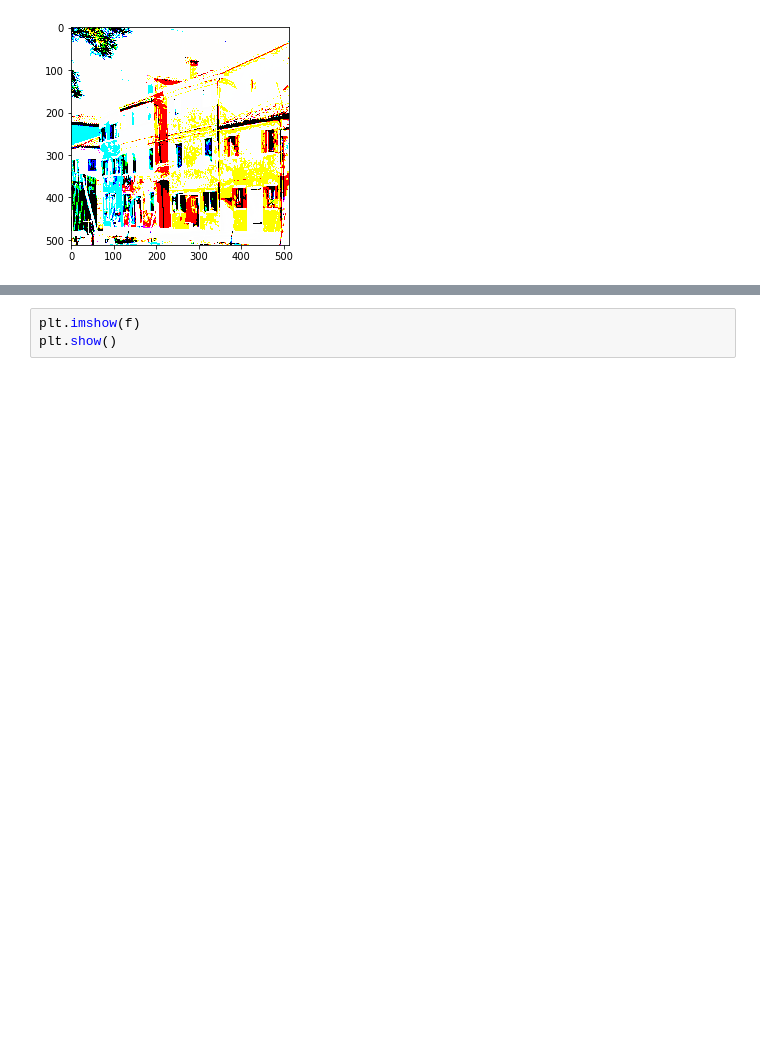
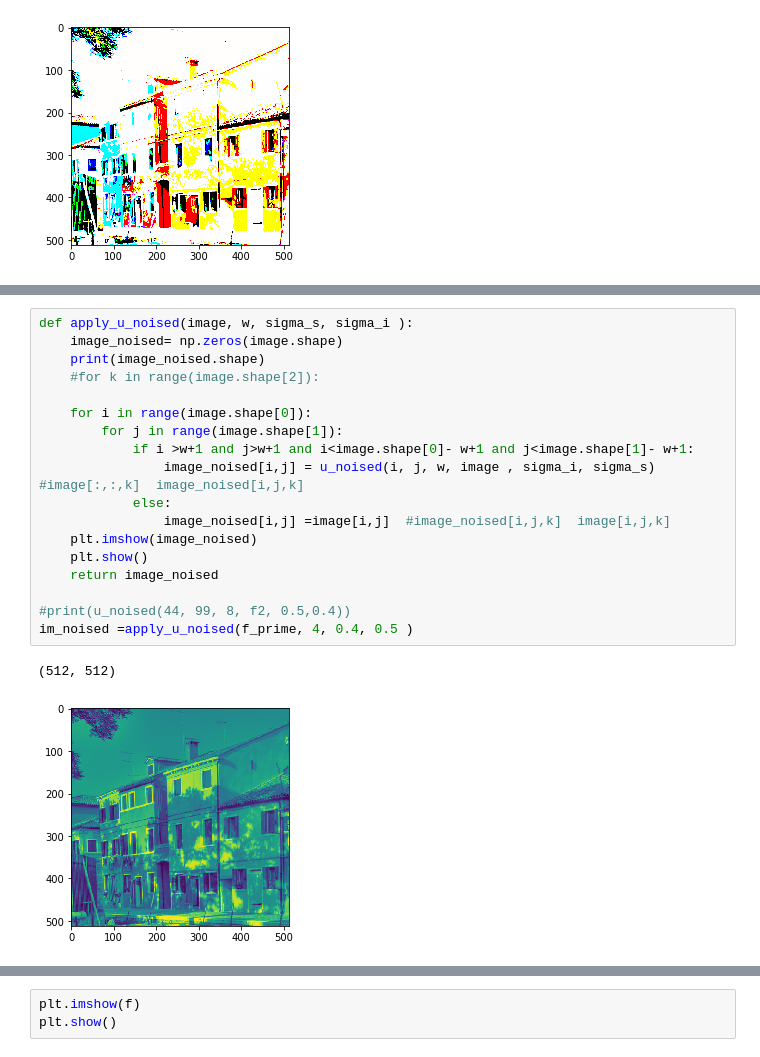
Before and after one commit to koper921/TP1_signal_Image, a Jupyter notebook: Untitled.ipynb, the cells around one changed output, grey strips where cells are left out. Saved outputs shown, nothing was run; the diff lists cells and outputs as text; blank space fills up the shorter version.

```diff
--- a/Untitled.ipynb
+++ b/Untitled.ipynb
@@ -116,2 +130,23 @@ plt.show()
 [figure]
+# %%
+def apply_u_noised(image, w, sigma_s, sigma_i ):
+    image_noised= np.zeros(image.shape)
+    print(image_noised.shape)
+    #for k in range(image.shape[2]):
+
+    for i in range(image.shape[0]):
+        for j in range(image.shape[1]):
+            if i >w+1 and j>w+1 and i<image.shape[0]- w+1 and j<image.shape[1]- w+1:
+                image_noised[i,j] = u_noised(i, j, w, image , sigma_i, sigma_s)  #image[:,:,k]  image_noised[i,j,k]
+            else:
+                image_noised[i,j] =image[i,j]  #image_noised[i,j,k]  image[i,j,k]
+    plt.imshow(image_noised)
+    plt.show()
+    return image_noised
+
+#print(u_noised(44, 99, 8, f2, 0.5,0.4))
+im_noised =apply_u_noised(f_prime, 4, 0.4, 0.5 )
+# %% [output]
+(512, 512)
+[figure, added]
 # %%
```
Also changed, not shown: parts of 9 cells of this notebook.
